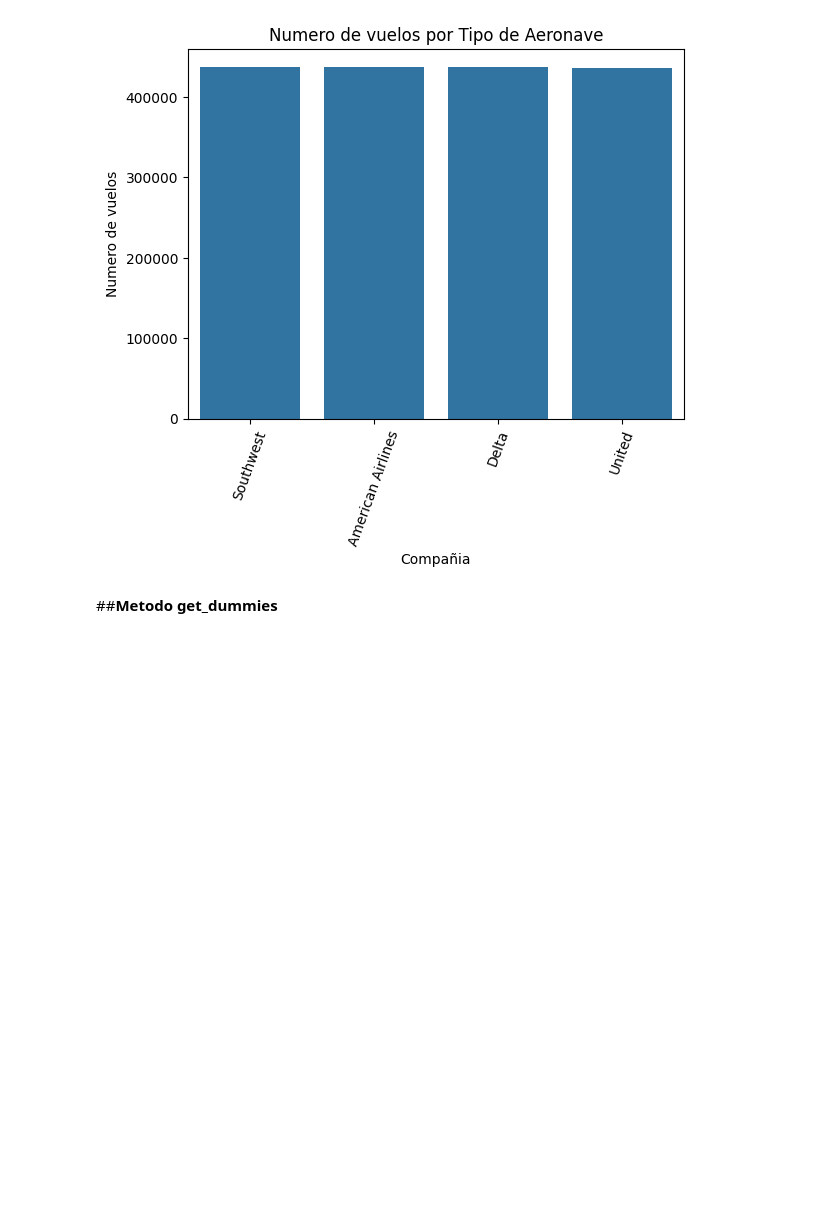
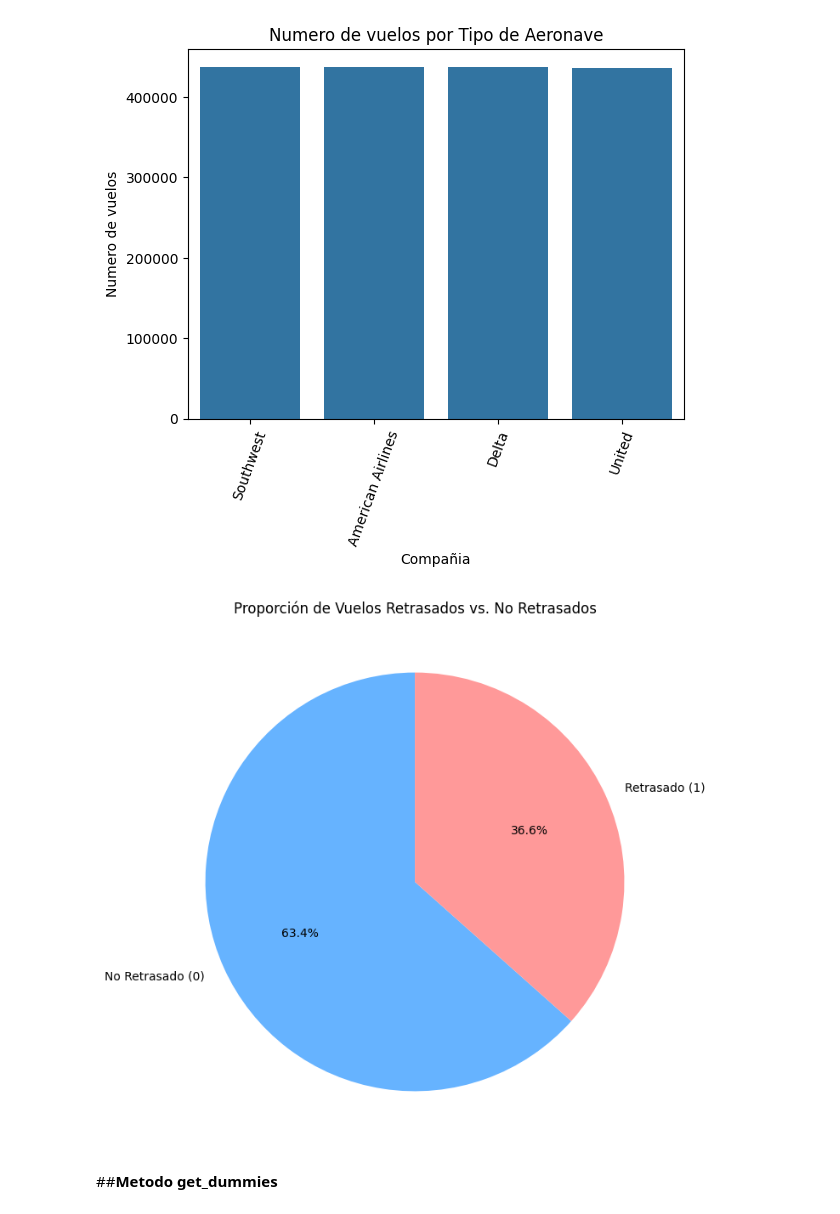
Before and after one commit to Ivan8Garcia/Proyecto_NoCountry, a Jupyter notebook: Vuelos.ipynb, the cells around one changed output. Saved outputs shown, nothing was run; the diff lists cells and outputs as text; code cells hidden in the pictures; blank space fills up the shorter version.

```diff
--- a/Vuelos.ipynb
+++ b/Vuelos.ipynb
@@ -300,6 +299,16 @@ plt.ylabel("Numero de vuelos")
 plt.show()
 # %% [output]
 [figure]
+# %%
+delay_counts = datos['Retrasado'].value_counts()
+
+plt.figure(figsize=(8, 8))
+plt.pie(delay_counts, labels=['No Retrasado (0)', 'Retrasado (1)'], autopct='%1.1f%%', startangle=90, colors=['#66b3ff', '#ff9999'])
+plt.title('Proporción de Vuelos Retrasados vs. No Retrasados')
+plt.ylabel('') # Hide the default 'Retrasado' label on the y-axis
+plt.show()
+# %% [output]
+[figure, added]
 # %% [markdown]
 ##**Metodo get_dummies**
 # %%
```
Also changed, not shown: parts of 21 cells of this notebook.
